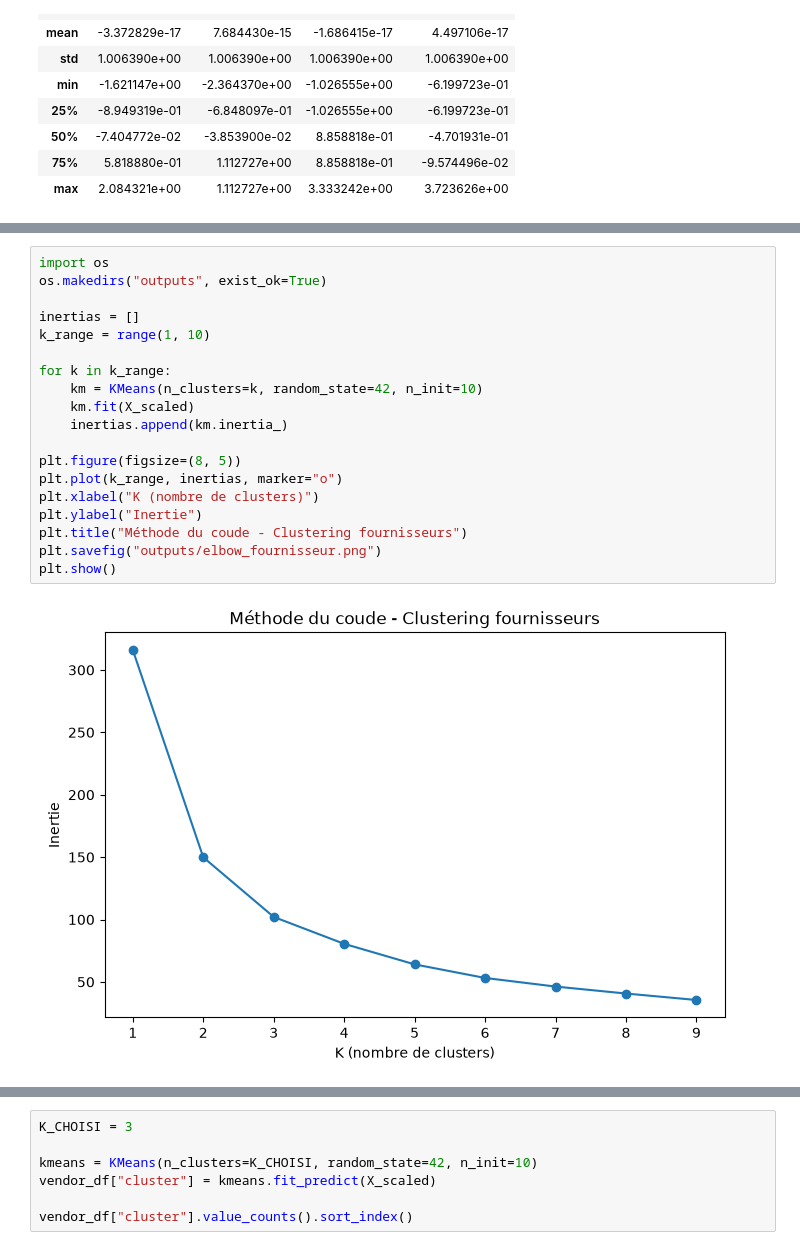
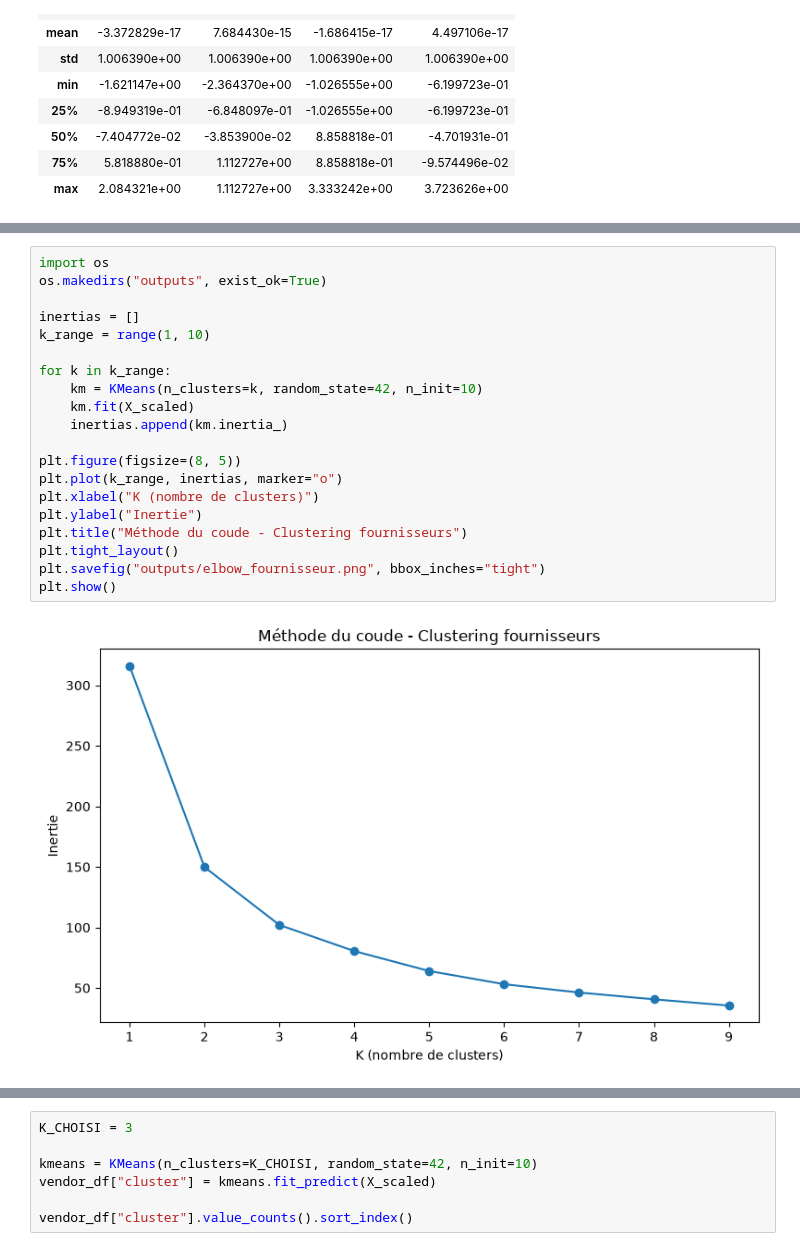
Before and after one commit to XiaoqingGdc/adventureworks-supply-chain-analysis, a Jupyter notebook: ml/clustering_fournisseur.ipynb, the cells around one changed output, grey strips where cells are left out. Cells and saved outputs as stored; diff of their text form.

Commit message:
maj cluster fournisseur

```diff
--- a/ml/clustering_fournisseur.ipynb
+++ b/ml/clustering_fournisseur.ipynb
@@ -73,21 +99,22 @@ pd.DataFrame(X_scaled, columns=feature_cols).describe()
 # %%
 import os
 os.makedirs("outputs", exist_ok=True)
 
 inertias = []
 k_range = range(1, 10)
 
 for k in k_range:
     km = KMeans(n_clusters=k, random_state=42, n_init=10)
     km.fit(X_scaled)
     inertias.append(km.inertia_)
 
 plt.figure(figsize=(8, 5))
 plt.plot(k_range, inertias, marker="o")
 plt.xlabel("K (nombre de clusters)")
 plt.ylabel("Inertie")
 plt.title("Méthode du coude - Clustering fournisseurs")
-plt.savefig("outputs/elbow_fournisseur.png")
+plt.tight_layout()
+plt.savefig("outputs/elbow_fournisseur.png", bbox_inches="tight")
 plt.show()
 # %% [output]
-[figure, old version]
+[figure, new version]
```
Also changed, not shown: parts of 28 cells of this notebook.
